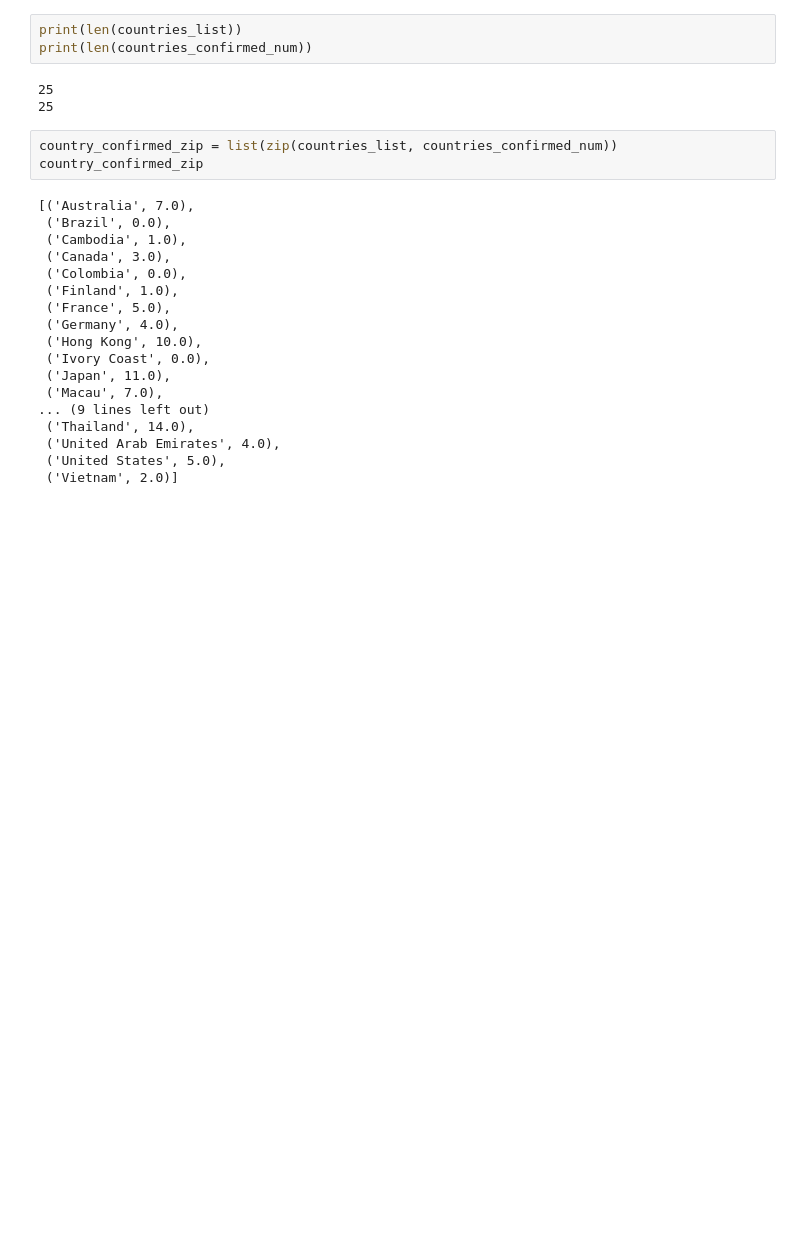
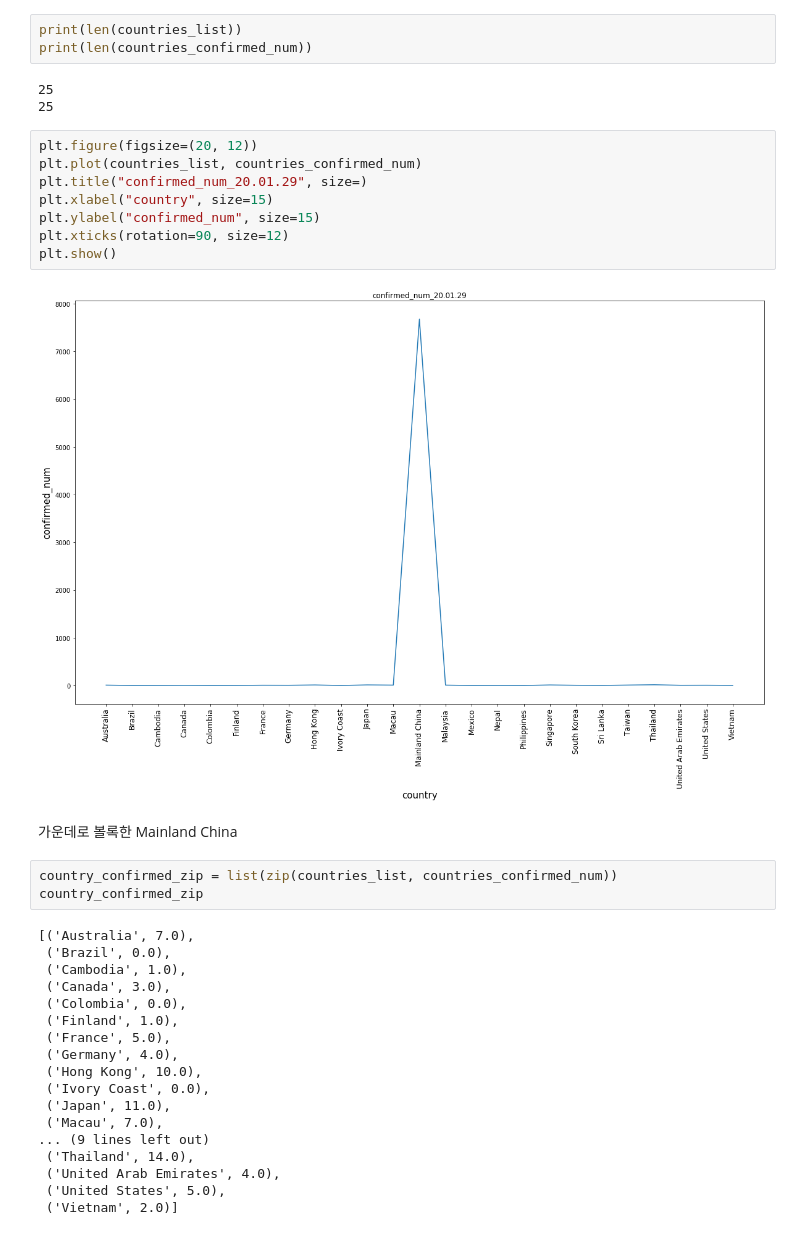
Before and after one commit to Steve-YJ/Dive-Deep-into-Wuhan-Corona, a Jupyter notebook: Kaggle-coronavirus-visualization.ipynb, the cells around one changed output. Cells and saved outputs as stored; diff of their text form; blank space fills up the shorter version.

Commit message:
plot-confirmed_num

```diff
--- a/Kaggle-coronavirus-visualization.ipynb
+++ b/Kaggle-coronavirus-visualization.ipynb
@@ -354,6 +354,18 @@ print(len(countries_confirmed_num))
 # %% [output]
 25
 25
+# %%
+plt.figure(figsize=(20, 12))
+plt.plot(countries_list, countries_confirmed_num)
+plt.title("confirmed_num_20.01.29", size=)
+plt.xlabel("country", size=15)
+plt.ylabel("confirmed_num", size=15)
+plt.xticks(rotation=90, size=12)
+plt.show()
+# %% [output]
+[figure, added]
+# %% [markdown]
+가운데로 볼록한 Mainland China
 # %%
 country_confirmed_zip = list(zip(countries_list, countries_confirmed_num))
 country_confirmed_zip
```
